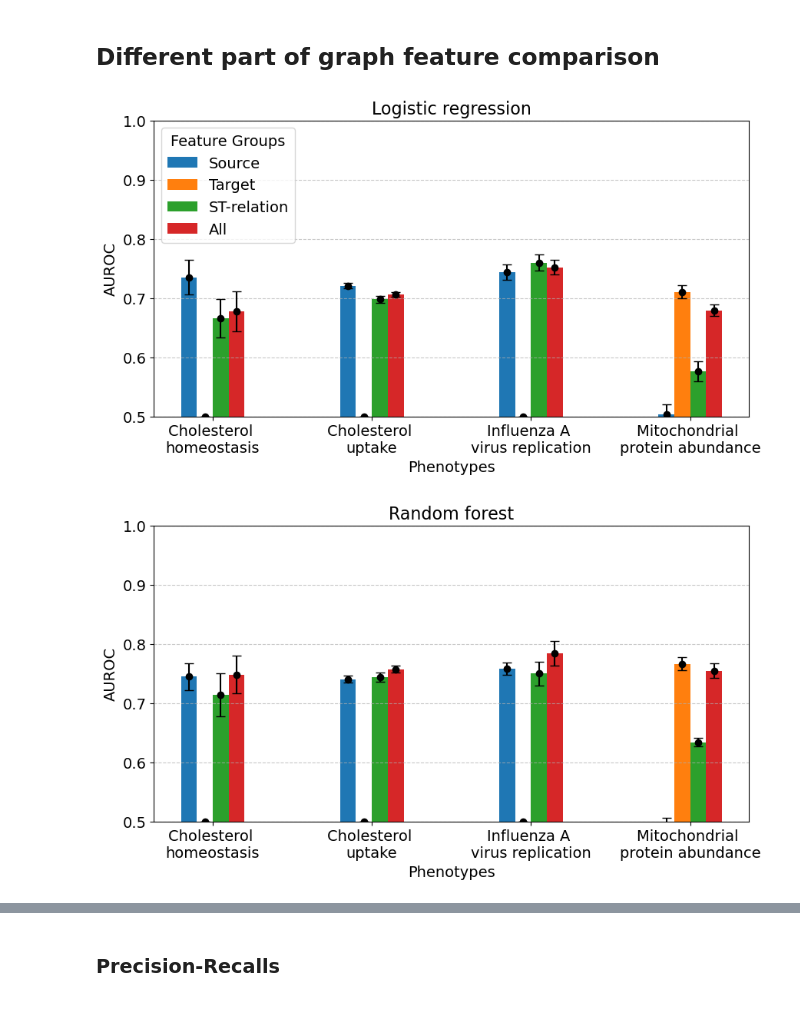
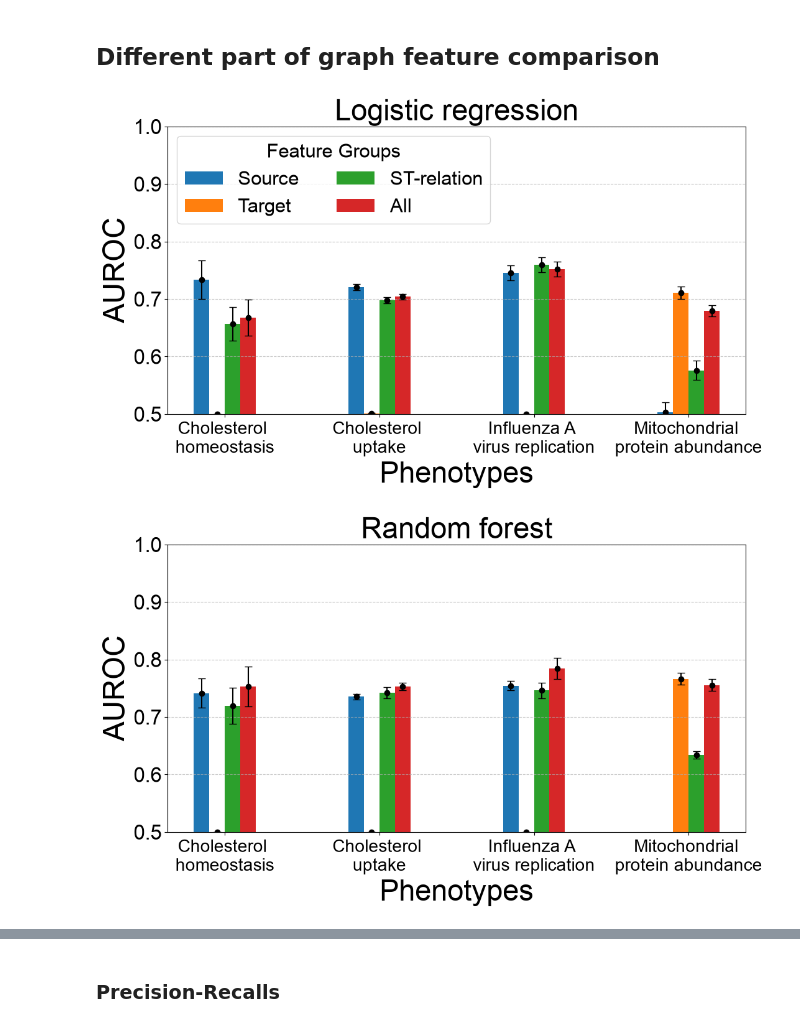
Before and after one commit to Craven-Biostat-Lab/graph-molecular-phenotype-prediction, a Jupyter notebook: Code/Figures/Feature_importance_plot.ipynb, the cells around one changed output, grey strips where cells are left out. Drawn from its saved outputs; the diff is of its cells as text; code cells hidden in the pictures.

```diff
--- a/Code/Figures/Feature_importance_plot.ipynb
+++ b/Code/Figures/Feature_importance_plot.ipynb
@@ -1,7 +1,8 @@
 # %%
 import numpy as np
 import pandas as pd
-import pandas as pd
-import numpy as np
 import matplotlib.pyplot as plt
+
+
+plt.rcParams["font.family"] = "Arial"
 # %%
@@ -203,7 +204,7 @@ mlp_sem_auroc = pd.DataFrame()
 for phenotype in ['SREBP2','LDLR','Influenza','Mitomics']:
     model_name = 'MLP'
     data_name = model_name+'_Feature_group_comparison_'+phenotype
-    save_path = '../Plot/'+phenotype+'/'
+    save_path = '../../Plot/'+phenotype+'/'
     pheno_pool_auroc = pd.read_csv(save_path+data_name+'_pool_auc_df.csv',index_col = 0)
     pheno_mean_auroc = pd.read_csv(save_path+data_name+'_mean_auc_df.csv',index_col = 0)
     pheno_sem_auroc = pd.read_csv(save_path+data_name+'_sem_auc_df.csv',index_col = 0)
@@ -232,7 +233,7 @@ bar_width = 0.1
 bar_positions = np.arange(len(categories))
 
 # Create a figure
-plt.figure(figsize=(10, 5))
+plt.figure(figsize=(12, 6))
 
 for i, col in enumerate(df_pool_auroc.columns):
     pos = bar_positions + i * bar_width
@@ -243,15 +244,15 @@ for i, col in enumerate(df_pool_auroc.columns):
     plt.errorbar(pos,mean_auc,yerr = sem_auc,fmt = 'o', color = 'black',capsize = 4)
 
 # Customize the plot
-plt.xlabel('Phenotypes',fontsize = 14)
-plt.ylabel('AUROC',fontsize = 14)
+plt.xlabel('Phenotypes',fontsize = 34)
+plt.ylabel('AUROC',fontsize = 34)
 plt.ylim((0.5,1))
-plt.title('Nerual network',fontsize = 16)
-plt.xticks(bar_positions + bar_width * (len(groups) - 1) / 2, [f'{i}' for i in categories],fontsize = 14)
-plt.yticks(fontsize = 14)
+plt.title('Neural network',fontsize = 34)
+plt.xticks(bar_positions + bar_width * (len(groups) - 1) / 2, [f'{i}' for i in categories],fontsize = 20)
+plt.yticks(fontsize = 24)
 plt.grid(axis='y', linestyle='--', alpha=0.7)
-# plt.legend(title='Feature groups',loc = 'upper left',fontsize = 14,title_fontsize = 14)
-# plt.savefig('../Plot/Feature_importance/Feature_group_contribution_MLP.png',dpi = 800,bbox_inches='tight')
+# plt.legend(title='Feature Groups',loc = 'upper left',fontsize = 22,title_fontsize = 22,ncol = 2)
+plt.savefig('../../Plot/Feature_importance/Feature_group_contribution_MLP.png',dpi = 800,bbox_inches='tight')
 # Show the plot
 plt.show()
 # %% [output]
@@ -264,8 +265,8 @@ mean_auroc = pd.DataFrame()
 sem_auroc = pd.DataFrame()
 for phenotype in ['SREBP2','LDLR','Influenza','Mitomics']:
     model_name = 'Logistic Regression'
-    data_name = model_name+'_Subgraph_feature_comparison_'+phenotype
-    save_path = '../Plot/'+phenotype+'/'
+    data_name = model_name+'_Hierarchical_feature_comparison_'+phenotype
+    save_path = '../../Plot/'+phenotype+'/'
     pheno_pool_auroc = pd.read_csv(save_path+data_name+'_pool_auc_df.csv',index_col = 0)
     pheno_mean_auroc = pd.read_csv(save_path+data_name+'_mean_auc_df.csv',index_col = 0)
     pheno_sem_auroc = pd.read_csv(save_path+data_name+'_sem_auc_df.csv',index_col = 0)
@@ -283,50 +284,50 @@ df_mean_auroc = mean_auroc
 df_sem_auroc = sem_auroc
 
 # Number of categories (rows) and groups (columns)
 categories = df_pool_auroc.index
 df_pool_auroc.columns = ['Source','Target','ST-relation','All']
 df_mean_auroc.columns = ['Source','Target','ST-relation','All']
 df_sem_auroc.columns = ['Source','Target','ST-relation','All']
 groups = df_pool_auroc.columns
 
 
 # Bar width and positions for bars
 bar_width = 0.1
 bar_positions = np.arange(len(categories))
 
 # Create a figure
-plt.figure(figsize=(10, 5))
+plt.figure(figsize=(12, 6))
 colors = ['#1f77b4','#ff7f0e','#2ca02c','#d62728']
 # Plot bars for each group (column)
 for i, col in enumerate(df_pool_auroc.columns):
     pos = bar_positions + i * bar_width
     pool_auc = df_pool_auroc[col]
     mean_auc = df_mean_auroc[col]
     sem_auc = df_sem_auroc[col]
     plt.bar(bar_positions + i * bar_width, mean_auc, width=bar_width, label=col,color = colors[i])
     plt.errorbar(pos,mean_auc,yerr = sem_auc,fmt = 'o', color = 'black',capsize = 4)
 
-plt.xlabel('Phenotypes',fontsize = 14)
-plt.ylabel('AUROC',fontsize = 14)
+plt.xlabel('Phenotypes',fontsize = 34)
+plt.ylabel('AUROC',fontsize = 34)
 plt.ylim((0.5,1))
-plt.title('Logistic regression',fontsize = 16)
-plt.xticks(bar_positions + bar_width * (len(groups) - 1) / 2, [f'{i}' for i in categories],fontsize = 14)
-plt.yticks(fontsize = 14)
+plt.title('Logistic regression',fontsize = 34)
+plt.xticks(bar_positions + bar_width * (len(groups) - 1) / 2, [f'{i}' for i in categories],fontsize = 20)
+plt.yticks(fontsize = 24)
 plt.grid(axis='y', linestyle='--', alpha=0.7)
-plt.legend(title='Feature Groups',loc = 'upper left',fontsize = 14,title_fontsize = 14)
-# plt.savefig('../Plot/Feature_importance/Subgraph_feature_contribution_LogisticRegression.png',dpi = 800,bbox_inches='tight')
+plt.legend(title='Feature Groups',loc = 'upper left',fontsize = 22,title_fontsize = 22,ncol = 2)
+plt.savefig('../../Plot/Feature_importance/Subgraph_feature_contribution_LogisticRegression.png',dpi = 800,bbox_inches='tight')
 # Show the plot
 plt.show()
 # %% [output]
-[figure, old version]
+[figure, new version]
 # %%
 pool_auroc = pd.DataFrame()
 mean_auroc = pd.DataFrame()
 sem_auroc = pd.DataFrame()
 for phenotype in ['SREBP2','LDLR','Influenza','Mitomics']:
     model_name = 'Random Forest'
-    data_name = model_name+'_Subgraph_feature_comparison_'+phenotype
-    save_path = '../Plot/'+phenotype+'/'
+    data_name = model_name+'_Hierarchical_feature_comparison_'+phenotype
+    save_path = '../../Plot/'+phenotype+'/'
     pheno_pool_auroc = pd.read_csv(save_path+data_name+'_pool_auc_df.csv',index_col = 0)
     pheno_mean_auroc = pd.read_csv(save_path+data_name+'_mean_auc_df.csv',index_col = 0)
     pheno_sem_auroc = pd.read_csv(save_path+data_name+'_sem_auc_df.csv',index_col = 0)
@@ -356,7 +357,7 @@ bar_width = 0.1
 bar_positions = np.arange(len(categories))
 
 # Create a figure
-plt.figure(figsize=(10, 5))
+plt.figure(figsize=(12, 6))
 colors = ['#1f77b4','#ff7f0e','#2ca02c','#d62728']
 # Plot bars for each group (column)
 for i, col in enumerate(df_pool_auroc.columns):
@@ -367,19 +368,19 @@ for i, col in enumerate(df_pool_auroc.columns):
     plt.bar(bar_positions + i * bar_width, mean_auc, width=bar_width, label=col,color = colors[i])
     plt.errorbar(pos,mean_auc,yerr = sem_auc,fmt = 'o', color = 'black',capsize = 4)
 
-plt.xlabel('Phenotypes',fontsize = 14)
-plt.ylabel('AUROC',fontsize = 14)
+plt.xlabel('Phenotypes',fontsize = 34)
+plt.ylabel('AUROC',fontsize = 34)
 plt.ylim((0.5,1))
-plt.title('Random forest',fontsize = 16)
-plt.xticks(bar_positions + bar_width * (len(groups) - 1) / 2, [f'{i}' for i in categories],fontsize = 14)
-plt.yticks(fontsize = 14)
+plt.title('Random forest',fontsize = 34)
+plt.xticks(bar_positions + bar_width * (len(groups) - 1) / 2, [f'{i}' for i in categories],fontsize = 20)
+plt.yticks(fontsize = 24)
 plt.grid(axis='y', linestyle='--', alpha=0.7)
-# plt.legend(title='Feature Groups',loc = 'upper left',fontsize = 14,title_fontsize = 14)
-# plt.savefig('../Plot/Feature_importance/Subgraph_feature_contribution_RandomForeset.png',dpi = 800,bbox_inches='tight')
+# plt.legend(title='Feature Groups',loc = 'upper left',fontsize = 22,title_fontsize = 22,ncol = 2)
+plt.savefig('../../Plot/Feature_importance/Subgraph_feature_contribution_RandomForeset.png',dpi = 800,bbox_inches='tight')
 # Show the plot
 plt.show()
 # %% [output]
-[figure, old version]
+[figure, new version]
 # %%
 pool_auroc = pd.DataFrame()
 mean_auroc = pd.DataFrame()
```
Also changed, not shown: parts of 15 cells of this notebook, 19 other files.
